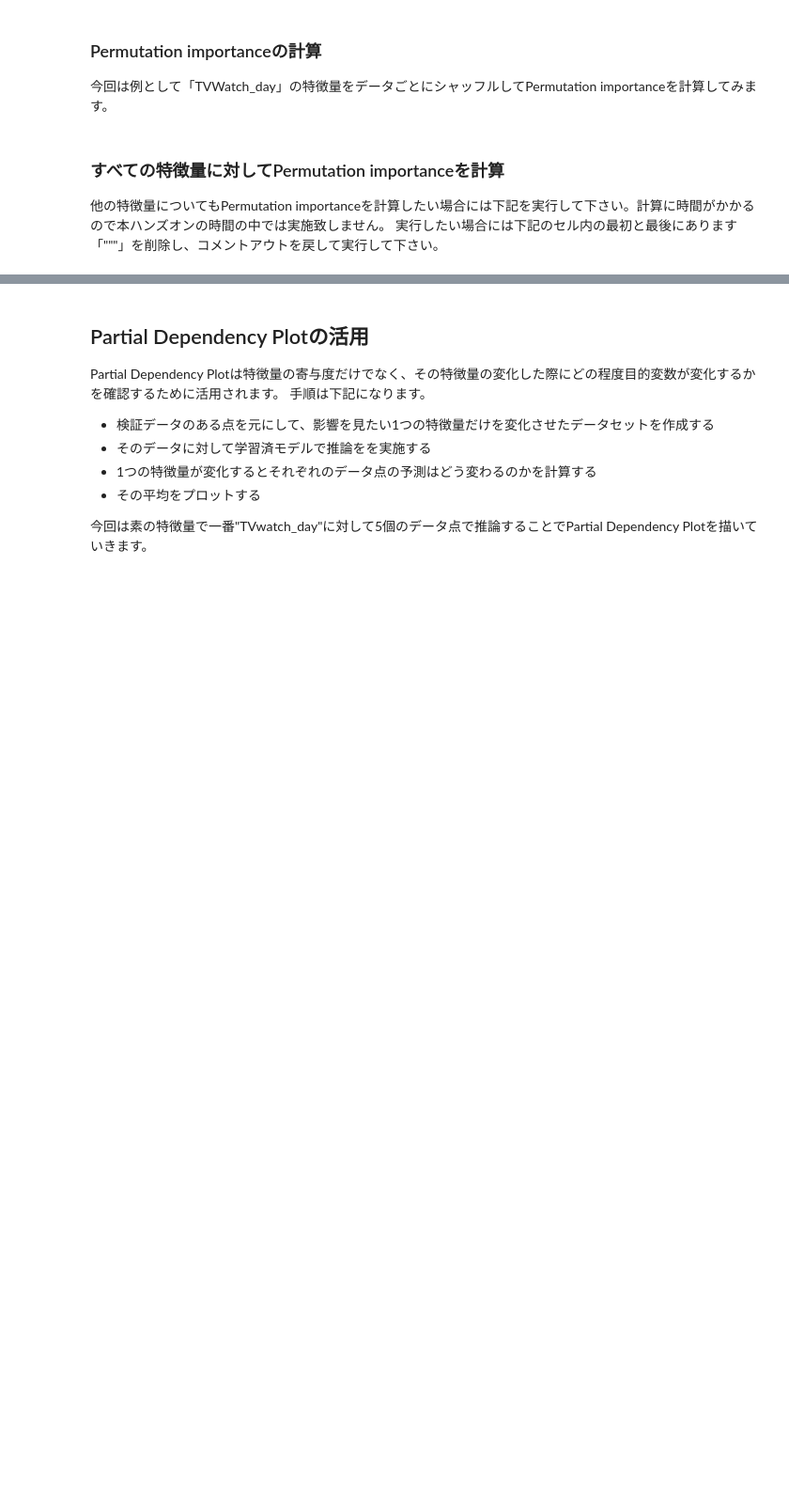
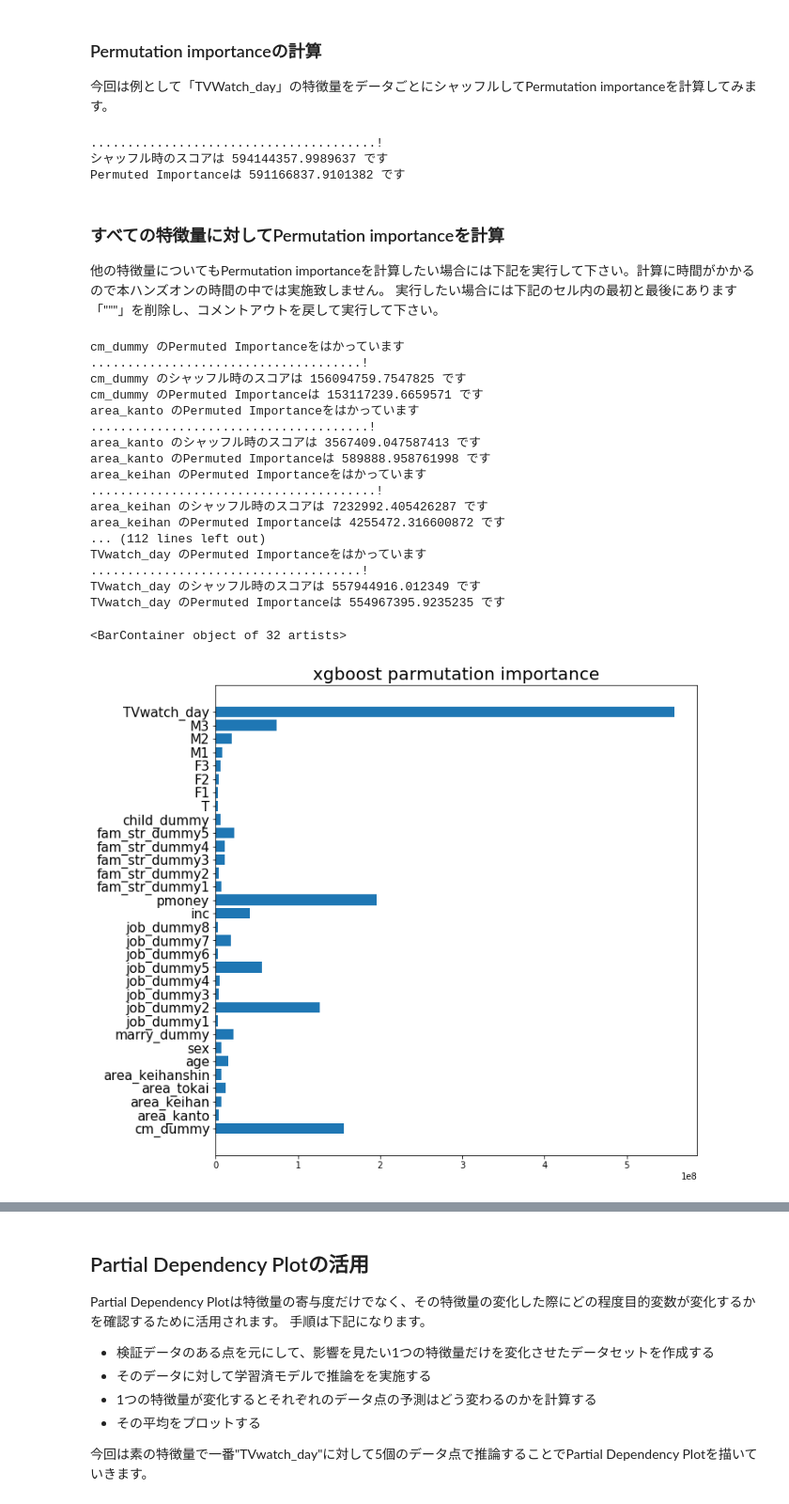
Before and after one commit to tkazusa/sagemaker-prototyping, a Jupyter notebook: 3.interpretable-ML-handson/ml_interpretability.ipynb, the cells around one changed output, grey strips where cells are left out. Shown: that part at 94% size. Saved outputs shown, nothing was run; the diff lists cells and outputs as text; code cells hidden in the pictures; blank space fills up the shorter version.

```diff
--- a/3.interpretable-ML-handson/ml_interpretability.ipynb
+++ b/3.interpretable-ML-handson/ml_interpretability.ipynb
@@ -150,7 +201,10 @@ xgb.fit({"train": s3_input_train, "validation": s3_input_validation},  job_name=
 # %%
+# ハイパラ調整の結果一番良かったジョブの指定
+best_job_name = tuner.best_training_job()
+
 # 学習させたxgboostモデルのダウンロード
 s3 = boto3.client('s3')
-s3.download_file(Bucket=bucket, Key= prefix + "/output/" + job_name + "/output/model.tar.gz", Filename = 'model.tar.gz')
+s3.download_file(Bucket=bucket, Key= prefix + "/output/" + best_job_name + "/output/model.tar.gz", Filename = 'model.tar.gz')
 # %%
 # xgboostモデルの解凍
 !tar -zxvf model.tar.gz
@@ -196,11 +256,14 @@ plt.barh(mapped_feature,fscore)
 ### ベーススコアの計算
 # %%
 # バッチ変換用のインスタンスを設定
-xgb_transformer = xgb.transformer(instance_count=1,
-                                  instance_type='ml.m4.4xlarge',
-                                  strategy='MultiRecord',
-                                  assemble_with='Line',
-                                  output_path=s3_output_location)
+best_model_data = s3_output_location + "/" + best_job_name + "/output/model.tar.gz"
+best_xgb = Model(model_data=best_model_data, image=container, role=role, sagemaker_session=sess)
+
+xgb_transformer = best_xgb.transformer(instance_count=1,
+                                       instance_type='ml.m4.4xlarge',
+                                       strategy='MultiRecord',
+                                       assemble_with='Line',
+                                       output_path=s3_output_location)
 
 # バッチ変換用ジョブを設定
 xgb_transformer.transform(data=input_test, content_type='text/csv', split_type='Line')
@@ -245,13 +311,6 @@ s3_input_test = s3_input(s3_data=input_permuted, content_type='text/csv')
 s3_purmuted_data = 's3://{}/{}'.format(bucket, permuted_channel)
 s3_output_location = 's3://{}/{}/output'.format(bucket, prefix)
 
-# バッチ変換用のインスタンスを設定
-xgb_transformer = xgb.transformer(instance_count=1,
-                                  instance_type='ml.m4.xlarge',
-                                  strategy='MultiRecord',
-                                  assemble_with='Line',
-                                  output_path=s3_output_location)
-
 # バッチ変換用ジョブを設定
 xgb_transformer.transform(data=input_permuted, content_type='text/csv', split_type='Line')
 
@@ -273,12 +332,15 @@ permuted_importance = permuted_score - base_score
 
 print("シャッフル時のスコアは {} です".format(permuted_score))
 print("Permuted Importanceは {} です".format(permuted_importance ))
+# %% [output]
+.......................................!
+シャッフル時のスコアは 594144357.9989637 です
+Permuted Importanceは 591166837.9101382 です
 # %% [markdown]
 ### すべての特徴量に対してPermutation importanceを計算
 他の特徴量についてもPermutation importanceを計算したい場合には下記を実行して下さい。計算に時間がかかるので本ハンズオンの時間の中では実施致しません。
 実行したい場合には下記のセル内の最初と最後にあります「"""」を削除し、コメントアウトを戻して実行して下さい。
 # %%
-"""
 def permuted(df):
     """カラム名と、その特定のカラムをシャッフルしたデータフレームを返す"""
     for column_name in df.columns:
@@ -311,49 +373,59 @@ for column_name, permuted_X_test in permuted_test_features_gen:
     s3_purmuted_data = 's3://{}/{}'.format(bucket, permuted_channel)
     s3_output_location = 's3://{}/{}/output'.format(bucket, prefix)
 
-    # バッチ変換用のインスタンスを設定
-    xgb_transformer = xgb.transformer(instance_count=1,
-                                      instance_type='ml.m4.xlarge',
-                                      strategy='MultiRecord',
-                                      assemble_with='Line',
-                                      output_path=s3_output_location)
-
-
     # バッチ変換用ジョブを設定
     xgb_transformer.transform(data=input_permuted, content_type='text/csv', split_type='Line')
 
     # バッチ変換の開始
     xgb_transformer.wait()
-
 
     # バッチ変換データのダウンロード
     s3 = boto3.client('s3')
     s3.download_file(Bucket=bucket,
                      Key= prefix + "/output/" + "test_permuted_{}.csv.out".format(column_name),
                      Filename = "test_permuted_{}.csv.out".format(column_name))
 
 
     # シャッフルしたデータでの予測値を読み込み
     test_permuted_predict = pd.read_csv("test_permuted_{}.csv.out".format(column_name), names=["predict"])
 
     # 本来の値と予測値の平均二乗誤差を計算
     permuted_score = mean_squared_error(test_true, test_permuted_predict)
     permuted_importance = permuted_score - base_score
 
     print("{} のシャッフル時のスコアは {} です".format(column_name, permuted_score))
     print("{} のPermuted Importanceは {} です".format(column_name, permuted_importance ))
 
     permutation_scores.append(permuted_score)
 
 df_permutation_scores = pd.Series(permutation_scores, index=test_features.columns)
 df_permutation_scores.to_csv("permutation_scores.csv", header=False, index=True)
 
 
 plt.figure(figsize=(10,10))
 plt.title('xgboost parmutation importance', fontsize = 20)
 plt.yticks(fontsize=15)
 plt.barh(test_features.columns,df_permutation_scores)
-"""
+# %% [output]
+cm_dummy のPermuted Importanceをはかっています
+.....................................!
+cm_dummy のシャッフル時のスコアは 156094759.7547825 です
+cm_dummy のPermuted Importanceは 153117239.6659571 です
+area_kanto のPermuted Importanceをはかっています
+......................................!
+area_kanto のシャッフル時のスコアは 3567409.047587413 です
+area_kanto のPermuted Importanceは 589888.958761998 です
+area_keihan のPermuted Importanceをはかっています
+.......................................!
+area_keihan のシャッフル時のスコアは 7232992.405426287 です
+area_keihan のPermuted Importanceは 4255472.316600872 です
+... (112 lines left out)
+TVwatch_day のPermuted Importanceをはかっています
+.....................................!
+TVwatch_day のシャッフル時のスコアは 557944916.012349 です
+TVwatch_day のPermuted Importanceは 554967395.9235235 です
+<BarContainer object of 32 artists>
+[figure, added]
 # %% [markdown]
 実行した結果を下記になります。
 
```
Also changed, not shown: parts of 13 cells of this notebook, 2 other files.
